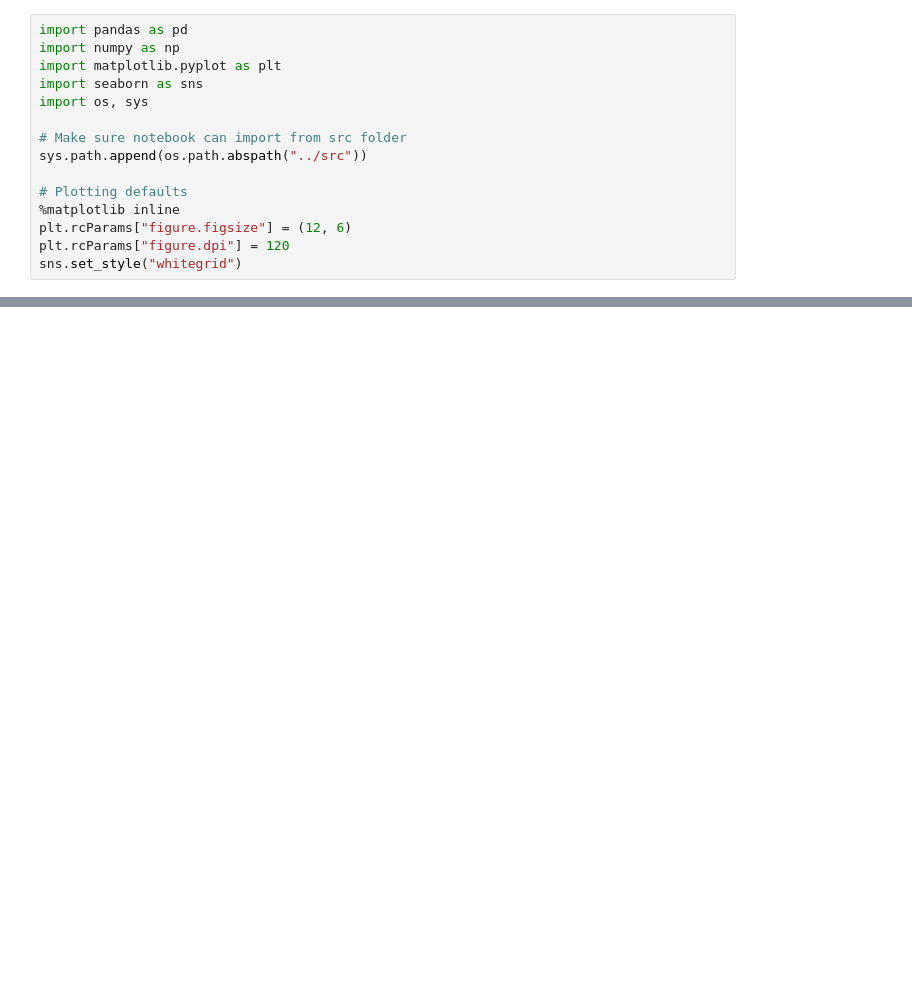
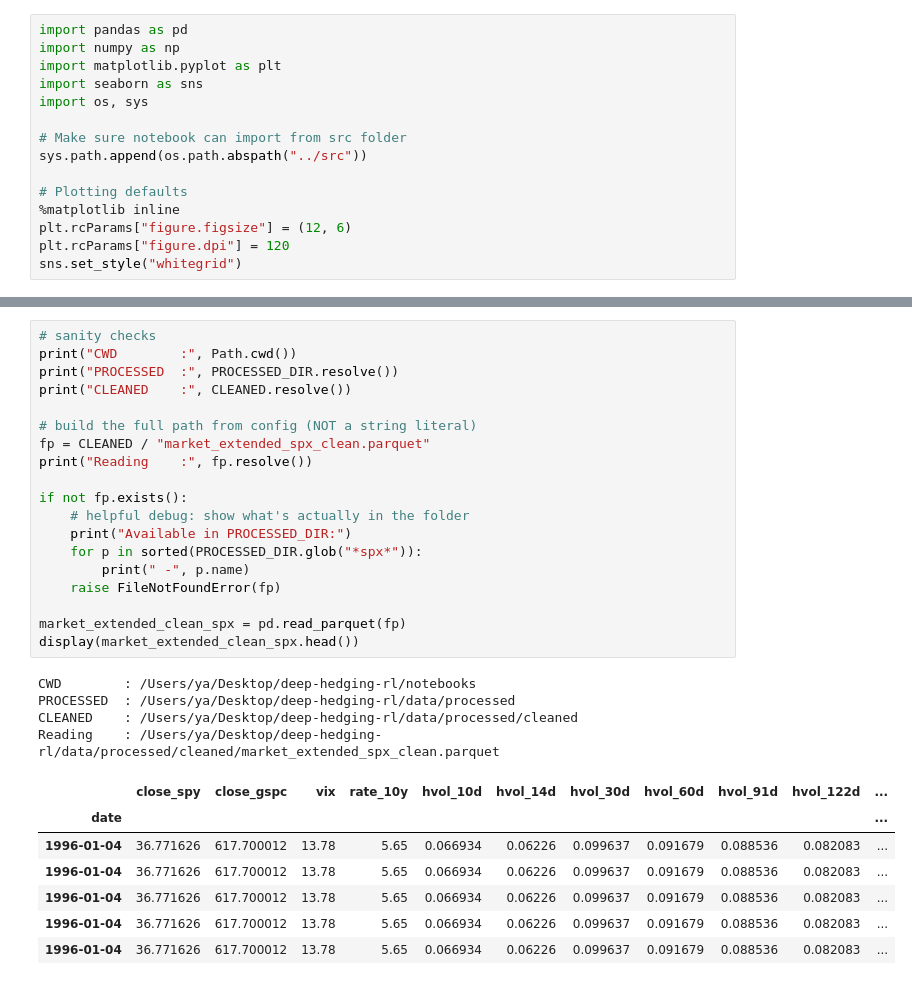
Before and after one commit to tlucius16/deep-hedging-rl, a Jupyter notebook: notebooks/01_data_exploration.ipynb, the cells around one changed output, grey strips where cells are left out. Saved outputs shown, nothing was run; the diff lists cells and outputs as text; blank space fills up the shorter version.

Commit message:
Updated EDA notebook to include data cleaning with respective data_pipeline script. Created scripts for simulator and trial notebook.

```diff
--- a/notebooks/01_data_exploration.ipynb
+++ b/notebooks/01_data_exploration.ipynb
@@ -353,0 +404,31 @@ print("Saved cleaned SPY options to parquet.")
+# %%
+# sanity checks
+print("CWD        :", Path.cwd())
+print("PROCESSED  :", PROCESSED_DIR.resolve())
+print("CLEANED    :", CLEANED.resolve())
+
+# build the full path from config (NOT a string literal)
+fp = CLEANED / "market_extended_spx_clean.parquet"
+print("Reading    :", fp.resolve())
+
+if not fp.exists():
+    # helpful debug: show what's actually in the folder
+    print("Available in PROCESSED_DIR:")
+    for p in sorted(PROCESSED_DIR.glob("*spx*")):
+        print(" -", p.name)
+    raise FileNotFoundError(fp)
+
+market_extended_clean_spx = pd.read_parquet(fp)
+display(market_extended_clean_spx.head())
+# %% [output]
+CWD        : /Users/ya/Desktop/deep-hedging-rl/notebooks
+PROCESSED  : /Users/ya/Desktop/deep-hedging-rl/data/processed
+CLEANED    : /Users/ya/Desktop/deep-hedging-rl/data/processed/cleaned
+Reading    : /Users/ya/Desktop/deep-hedging-rl/data/processed/cleaned/market_extended_spx_clean.parquet
+|  | close_spy | close_gspc | vix | rate_10y | hvol_10d | hvol_14d | hvol_30d | hvol_60d | hvol_91d | hvol_122d | ... |
+| date |  |  |  |  |  |  |  |  |  |  | ... |
+| 1996-01-04 | 36.771626 | 617.700012 | 13.78 | 5.65 | 0.066934 | 0.06226 | 0.099637 | 0.091679 | 0.088536 | 0.082083 | ... |
+| 1996-01-04 | 36.771626 | 617.700012 | 13.78 | 5.65 | 0.066934 | 0.06226 | 0.099637 | 0.091679 | 0.088536 | 0.082083 | ... |
+| 1996-01-04 | 36.771626 | 617.700012 | 13.78 | 5.65 | 0.066934 | 0.06226 | 0.099637 | 0.091679 | 0.088536 | 0.082083 | ... |
+| 1996-01-04 | 36.771626 | 617.700012 | 13.78 | 5.65 | 0.066934 | 0.06226 | 0.099637 | 0.091679 | 0.088536 | 0.082083 | ... |
+| 1996-01-04 | 36.771626 | 617.700012 | 13.78 | 5.65 | 0.066934 | 0.06226 | 0.099637 | 0.091679 | 0.088536 | 0.082083 | ... |
```
Also changed, not shown: parts of 35 cells of this notebook, 41 other files.
